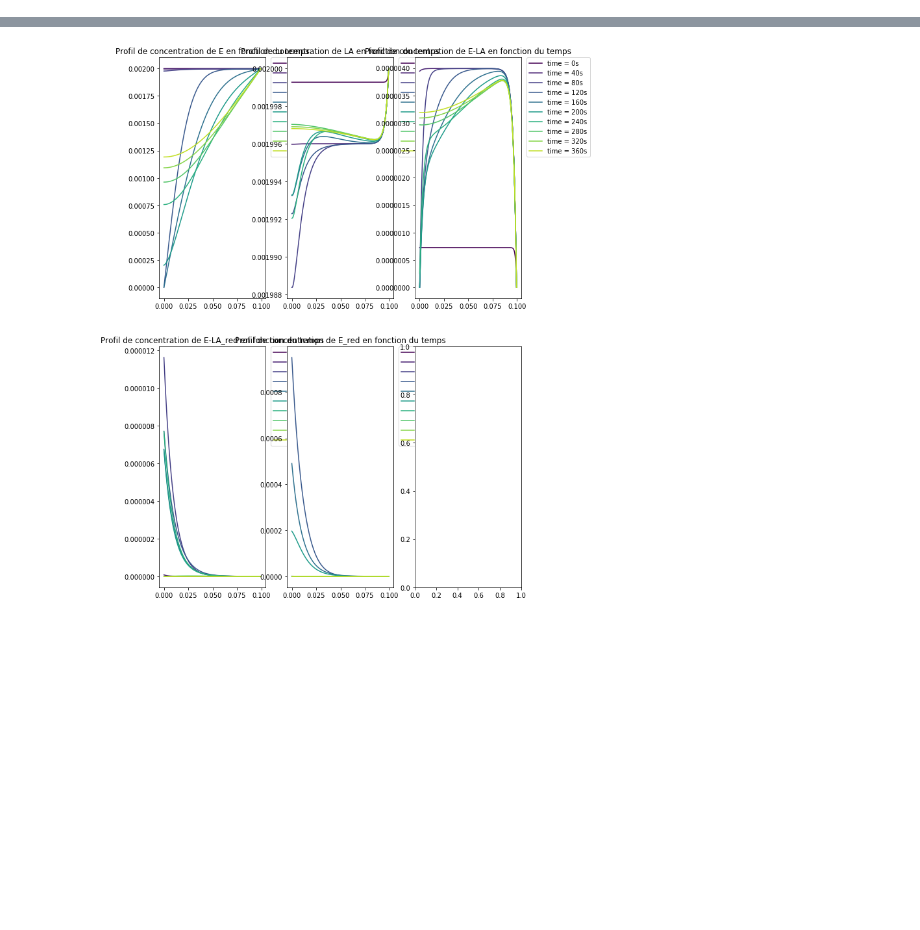
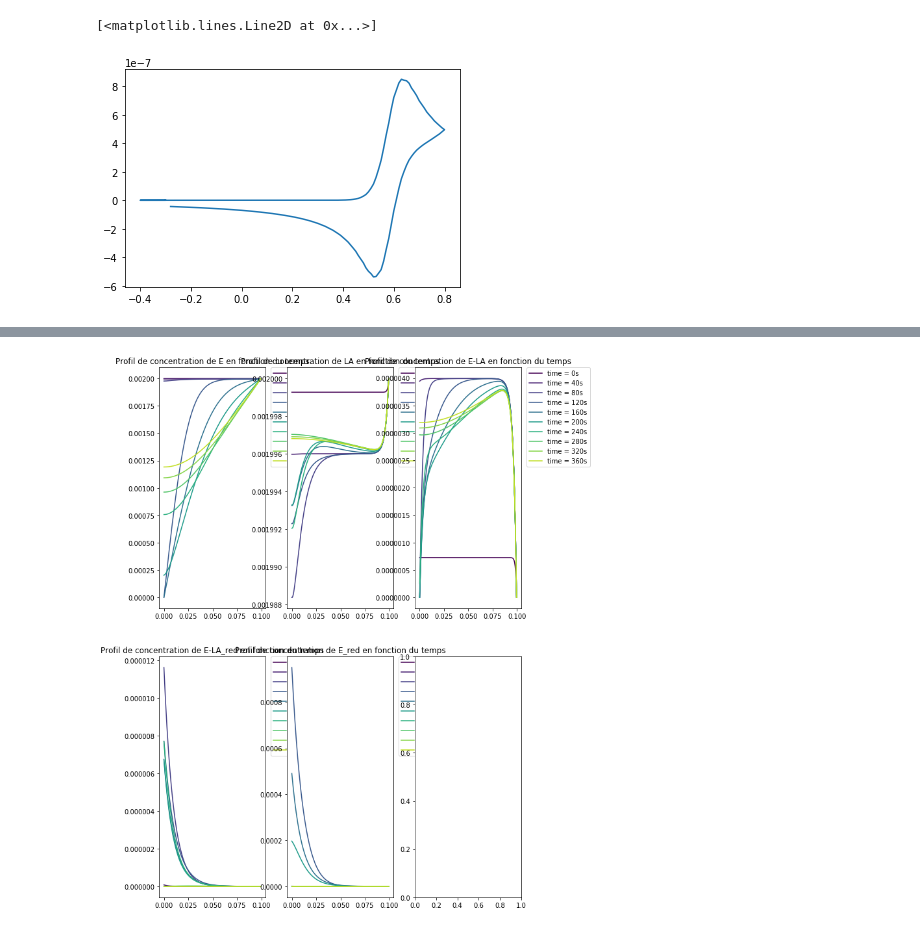
Before and after one commit to truejulosdu13/Electrochemistry, a Jupyter notebook: test_main.ipynb, the cells around one changed output, grey strips where cells are left out. Cells and saved outputs as stored; diff of their text form; code cells hidden in the pictures; blank space fills up the shorter version.

```diff
--- a/test_main.ipynb
+++ b/test_main.ipynb
@@ -15,13 +17,14 @@ param["E_i"] = -0.3
 param["E_ox"] = 0.8
 param["E_red"] = -0.4
 param["v"] = 0.10
-param["kc"] = 0.2
-param["kc2"] = 0.00001
+param["kc"] = 0.01
+#param["kc2"] = 0.00001
 param["k0"] = 0.006
-param["kc"] = 0.1
+#param["kc"] = 0.1
 param["Reductible"] = False
 param["Ox"] = True
-(param, E, C_init, M_new_constant, M_old, fun, fun_I) = initialise(param)
-(I, Potential, Time) = calculate_I(param, E, C_init, M_new_constant, M_old, fun, fun_I)
-plt.plot(Potential, I)
+param["expe_type"] = 'CSV'
+param["mechanism"] = 'E'
+
+param
 # %% [output]
@@ -51,3 +56,10 @@ param
+# %%
+from plot_tools import *
+E, I_csv = extract_expe_like_CSV(param, I)
+plt.plot(E,I_csv)
+# %% [output]
+[<matplotlib.lines.Line2D at 0x...>]
+[figure, added]
 # %%
 param = default_constants()
 param["mechanism"] = 'AL'
```
Also changed, not shown: parts of 5 cells of this notebook, 4 other files.
